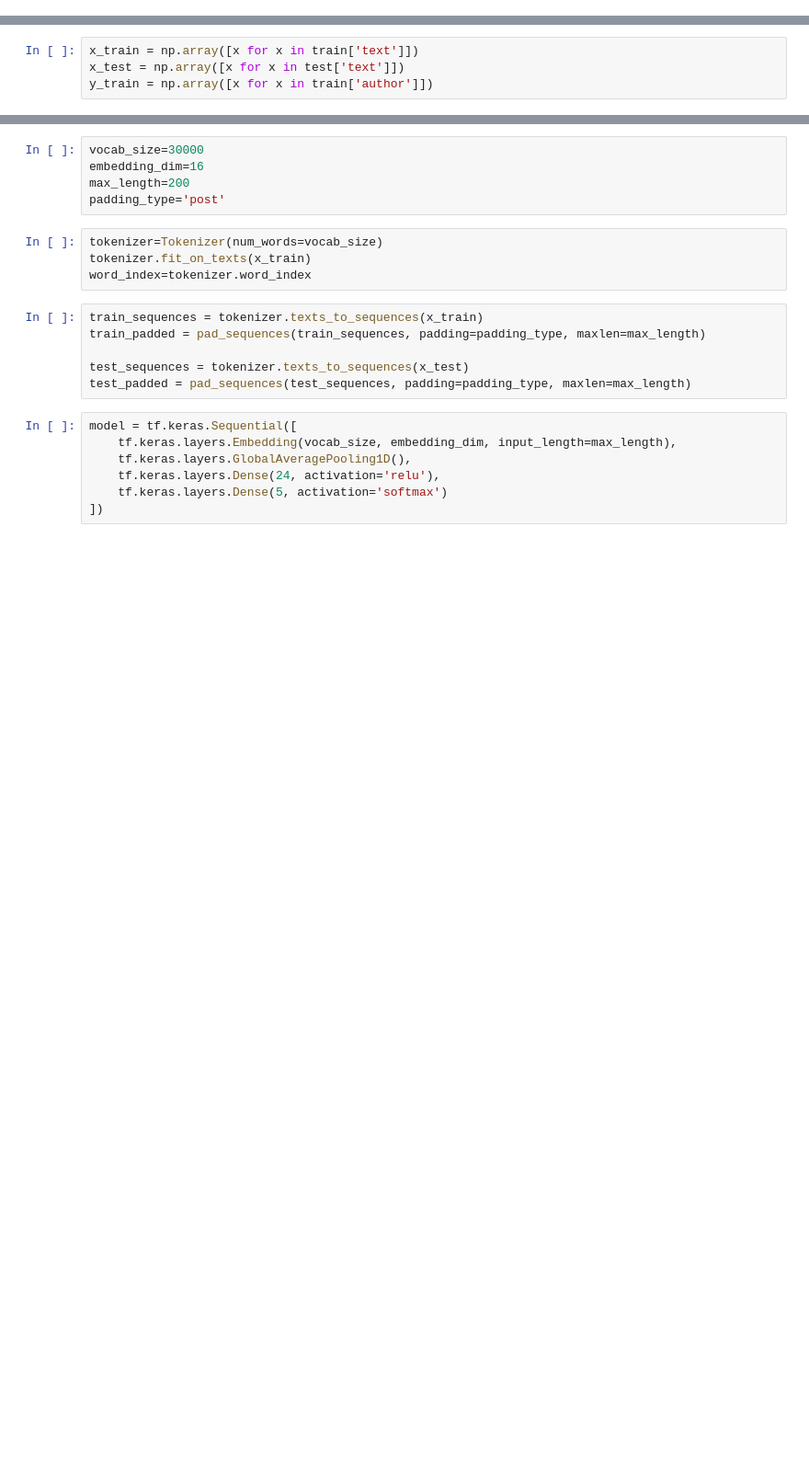
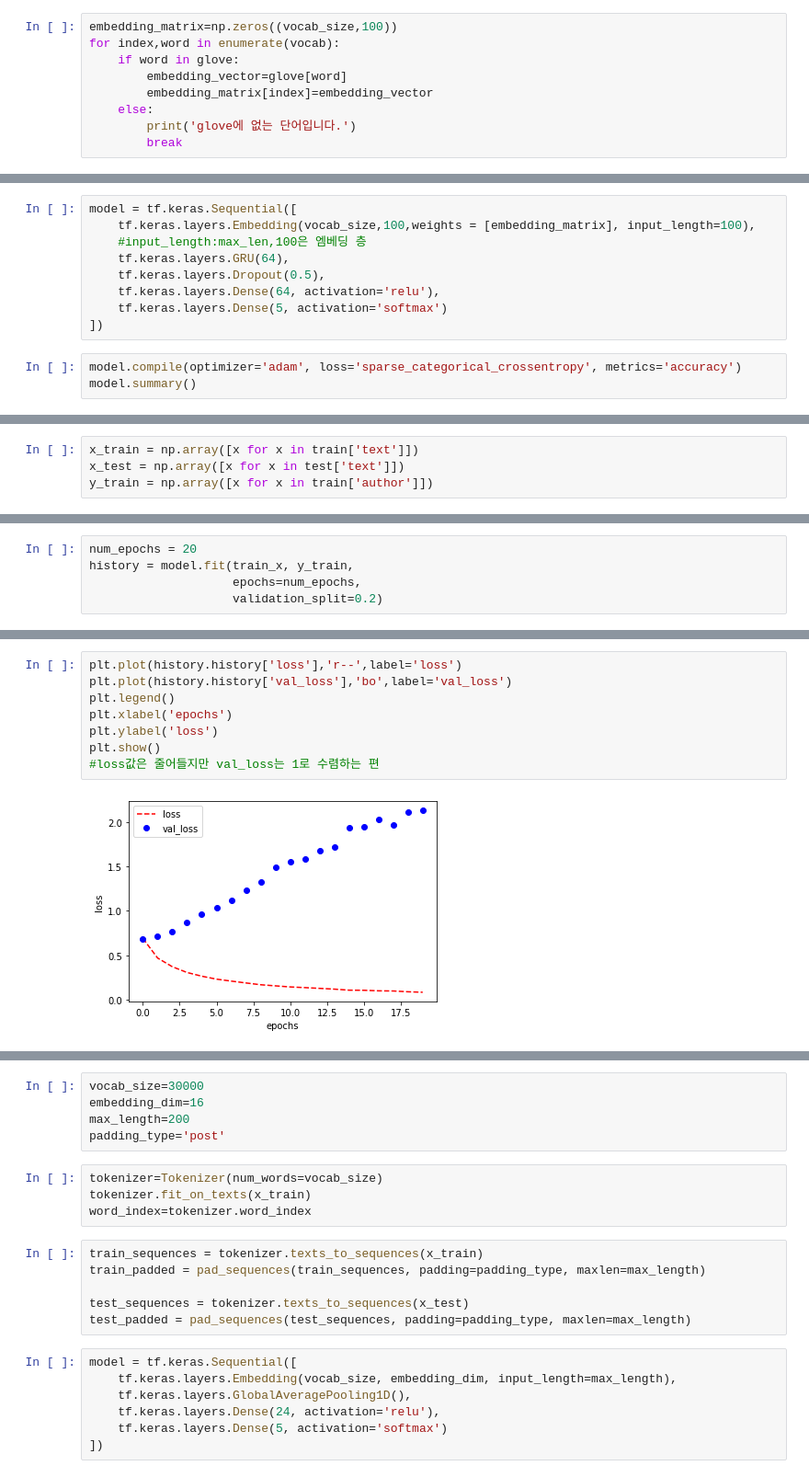
Before and after one commit to jewelry715/Authors, a Jupyter notebook: 소설작가 경진대회.ipynb, the cells around one changed output, grey strips where cells are left out. Shown at 92% size. Saved outputs shown, nothing was run; the diff lists cells and outputs as text; blank space fills up the shorter version.

```diff
--- a/소설작가 경진대회.ipynb
+++ b/소설작가 경진대회.ipynb
@@ -278,0 +305,9 @@ for i in range(5):
+# %%
+embedding_matrix=np.zeros((vocab_size,100))
+for index,word in enumerate(vocab):
+    if word in glove:
+        embedding_vector=glove[word]
+        embedding_matrix[index]=embedding_vector
+    else:
+        print('glove에 없는 단어입니다.')
+        break
@@ -279,2 +316,14 @@ for i in range(5):
 # %% [markdown]
 ## 모델링
+# %%
+model = tf.keras.Sequential([
+    tf.keras.layers.Embedding(vocab_size,100,weights = [embedding_matrix], input_length=100),
+    #input_length:max_len,100은 엠베딩 층
+    tf.keras.layers.GRU(64),
+    tf.keras.layers.Dropout(0.5),
+    tf.keras.layers.Dense(64, activation='relu'),
+    tf.keras.layers.Dense(5, activation='softmax')
+])
+# %%
+model.compile(optimizer='adam', loss='sparse_categorical_crossentropy', metrics='accuracy')
+model.summary()
@@ -284,0 +357,5 @@ y_train = np.array([x for x in train['author']])
+# %%
+num_epochs = 20
+history = model.fit(train_x, y_train,
+                    epochs=num_epochs,
+                    validation_split=0.2)
@@ -284,0 +380,10 @@ y_train = np.array([x for x in train['author']])
+# %%
+plt.plot(history.history['loss'],'r--',label='loss')
+plt.plot(history.history['val_loss'],'bo',label='val_loss')
+plt.legend()
+plt.xlabel('epochs')
+plt.ylabel('loss')
+plt.show()
+#loss값은 줄어들지만 val_loss는 1로 수렴하는 편
+# %% [output]
+[figure, added]
```
Also changed, not shown: parts of 27 cells of this notebook.
